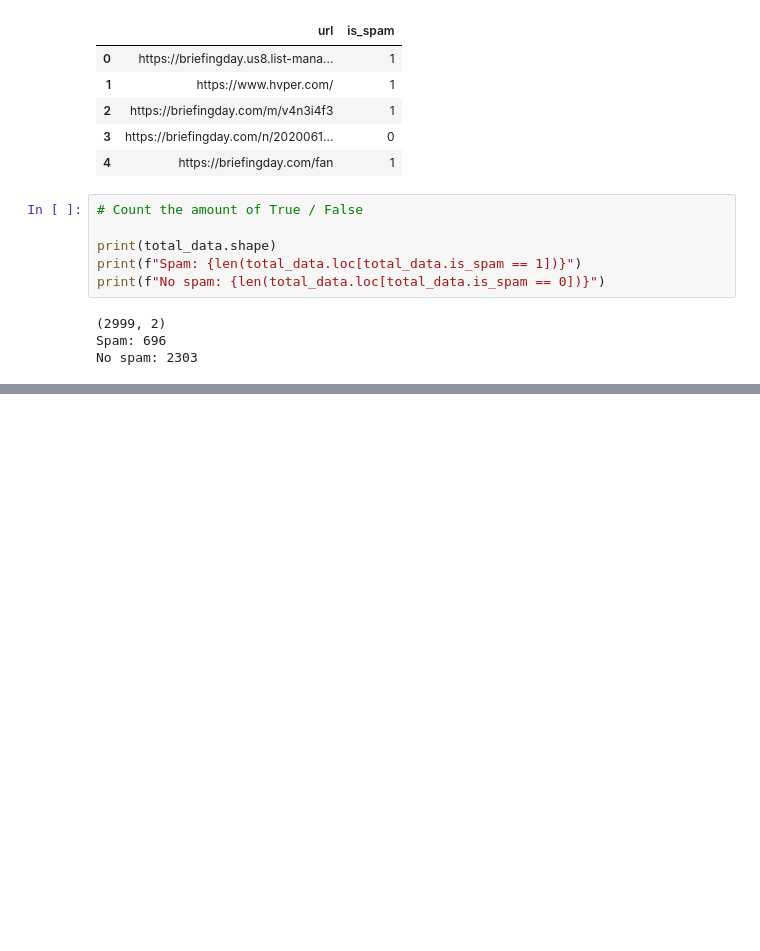
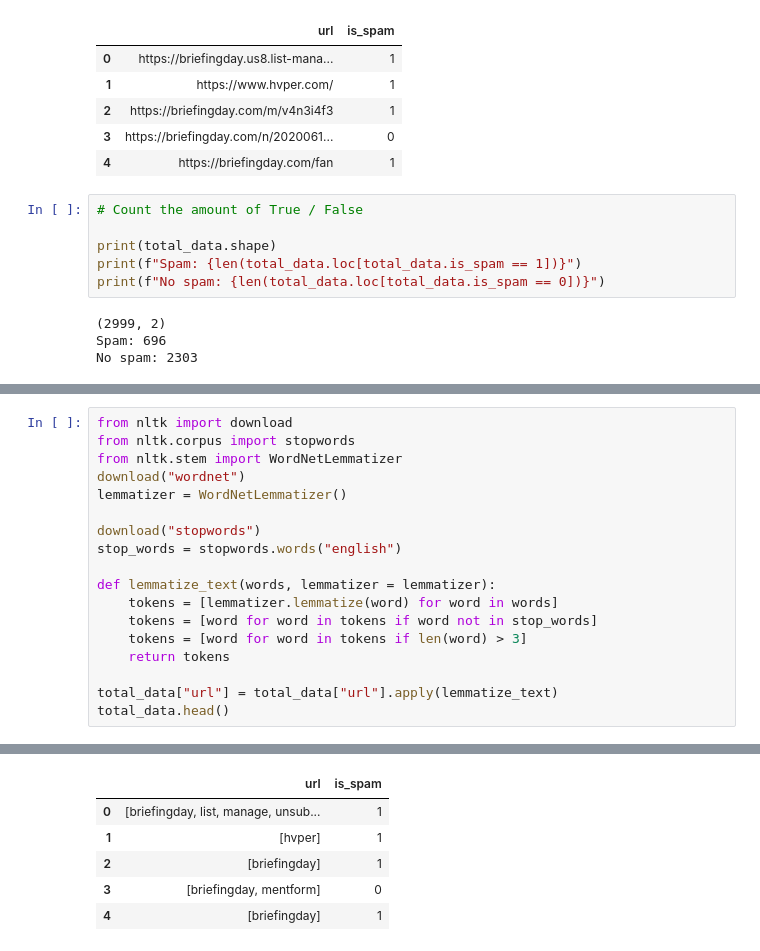
Before and after one commit to 4GeeksAcademy/gustavolima-NLP_Project, a Jupyter notebook: src/explore.ipynb, the cells around one changed output, grey strips where cells are left out. Drawn from its saved outputs; the diff is of its cells as text; blank space fills up the shorter version.

```diff
--- a/src/explore.ipynb
+++ b/src/explore.ipynb
@@ -65,0 +75,19 @@ total_data.head()
+# %%
+from nltk import download
+from nltk.corpus import stopwords
+from nltk.stem import WordNetLemmatizer
+download("wordnet")
+lemmatizer = WordNetLemmatizer()
+
+download("stopwords")
+stop_words = stopwords.words("english")
+
+def lemmatize_text(words, lemmatizer = lemmatizer):
+    tokens = [lemmatizer.lemmatize(word) for word in words]
+    tokens = [word for word in tokens if word not in stop_words]
+    tokens = [word for word in tokens if len(word) > 3]
+    return tokens
+
+total_data["url"] = total_data["url"].apply(lemmatize_text)
+total_data.head()
+# %% [output]
@@ -65,0 +98,6 @@ total_data.head()
+|  | url | is_spam |
+| 0 | [briefingday, list, manage, unsub... | 1 |
+| 1 | [hvper] | 1 |
+| 2 | [briefingday] | 1 |
+| 3 | [briefingday, mentform] | 0 |
+| 4 | [briefingday] | 1 |
```
Also changed, not shown: parts of 10 cells of this notebook.
